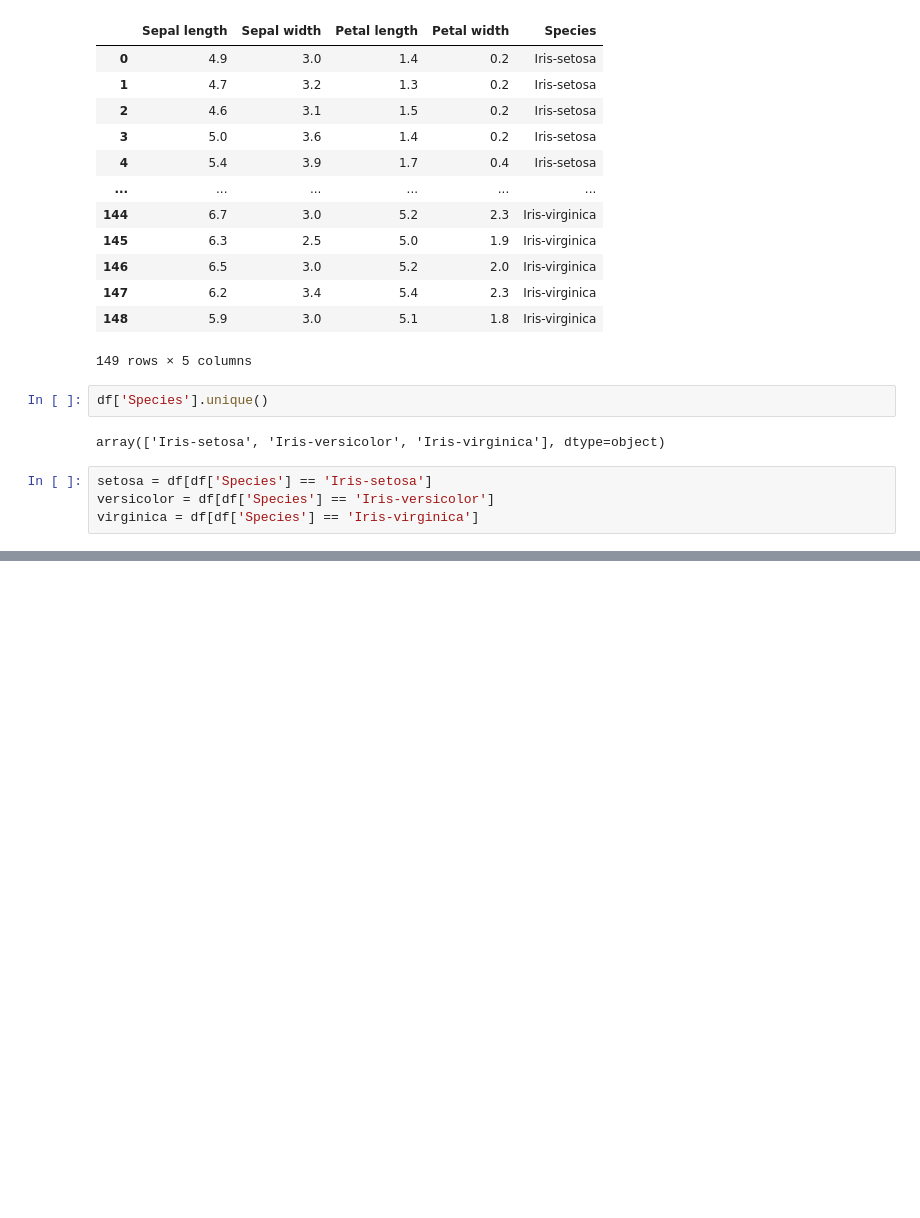
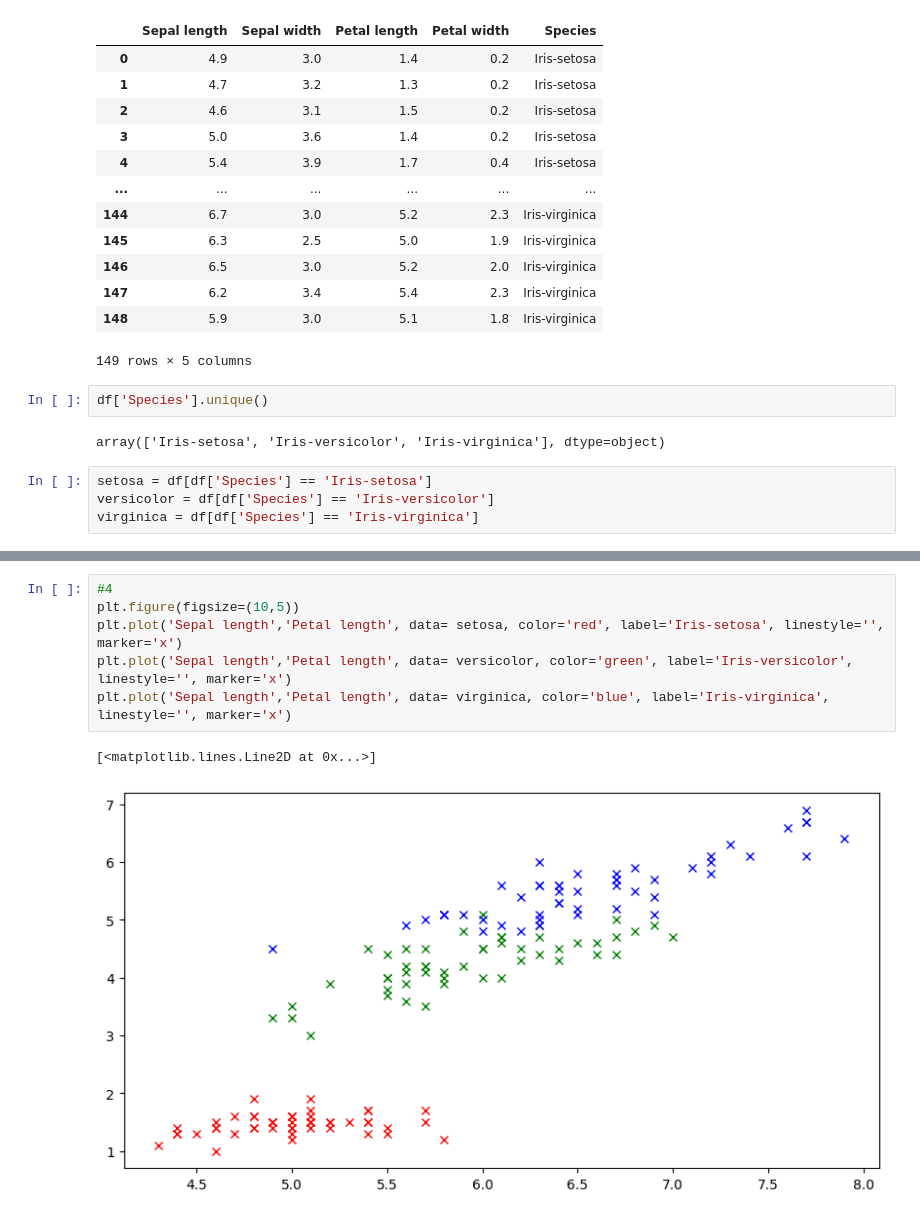
Before and after one commit to Srishti36912/python, a Jupyter notebook: practice.ipynb, the cells around one changed output, grey strips where cells are left out. Saved outputs shown, nothing was run; the diff lists cells and outputs as text; blank space fills up the shorter version.

```diff
--- a/practice.ipynb
+++ b/practice.ipynb
@@ -1133,0 +1147,9 @@ plt.hist(x = 'Petal length', data = virginica, color = 'yellow', label = 'Iris-s
+# %%
+#4
+plt.figure(figsize=(10,5))
+plt.plot('Sepal length','Petal length', data= setosa, color='red', label='Iris-setosa', linestyle='', marker='x')
+plt.plot('Sepal length','Petal length', data= versicolor, color='green', label='Iris-versicolor', linestyle='', marker='x')
+plt.plot('Sepal length','Petal length', data= virginica, color='blue', label='Iris-virginica', linestyle='', marker='x')
+# %% [output]
+[<matplotlib.lines.Line2D at 0x...>]
+[figure, added]
```
Also changed, not shown: parts of 5 cells of this notebook.
